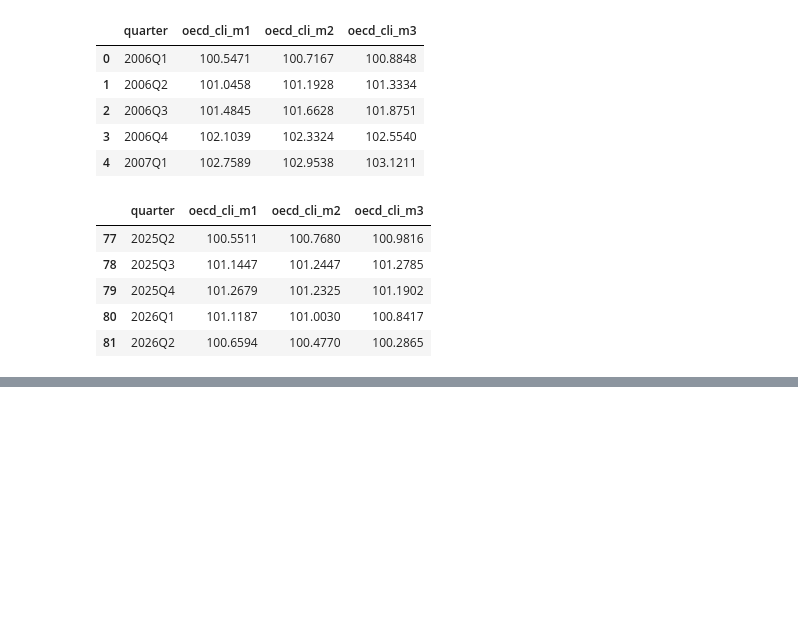
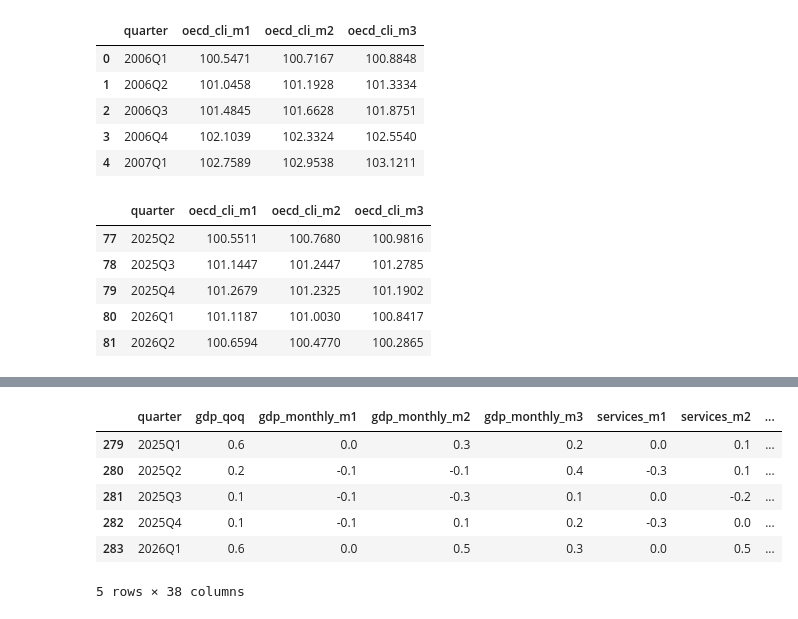
Before and after one commit to ivanredkovets/uk-gdp-nowcasting, a Jupyter notebook: notebooks/02_data_preparation.ipynb, the cells around one changed output, grey strips where cells are left out. Drawn from its saved outputs; the diff is of its cells as text; code cells hidden in the pictures; blank space fills up the shorter version.

```diff
--- a/notebooks/02_data_preparation.ipynb
+++ b/notebooks/02_data_preparation.ipynb
@@ -1700,0 +1818,10 @@ oecd_cli_quarterly.to_csv(
+# %%
+master_dataset.tail()
+# %% [output]
+|  | quarter | gdp_qoq | gdp_monthly_m1 | gdp_monthly_m2 | gdp_monthly_m3 | services_m1 | services_m2 | ... |
+| 279 | 2025Q1 | 0.6 | 0.0 | 0.3 | 0.2 | 0.0 | 0.1 | ... |
+| 280 | 2025Q2 | 0.2 | -0.1 | -0.1 | 0.4 | -0.3 | 0.1 | ... |
+| 281 | 2025Q3 | 0.1 | -0.1 | -0.3 | 0.1 | 0.0 | -0.2 | ... |
+| 282 | 2025Q4 | 0.1 | -0.1 | 0.1 | 0.2 | -0.3 | 0.0 | ... |
+| 283 | 2026Q1 | 0.6 | 0.0 | 0.5 | 0.3 | 0.0 | 0.5 | ... |
+5 rows × 38 columns
```
Also changed, not shown: parts of 37 cells of this notebook, 5 other files.
